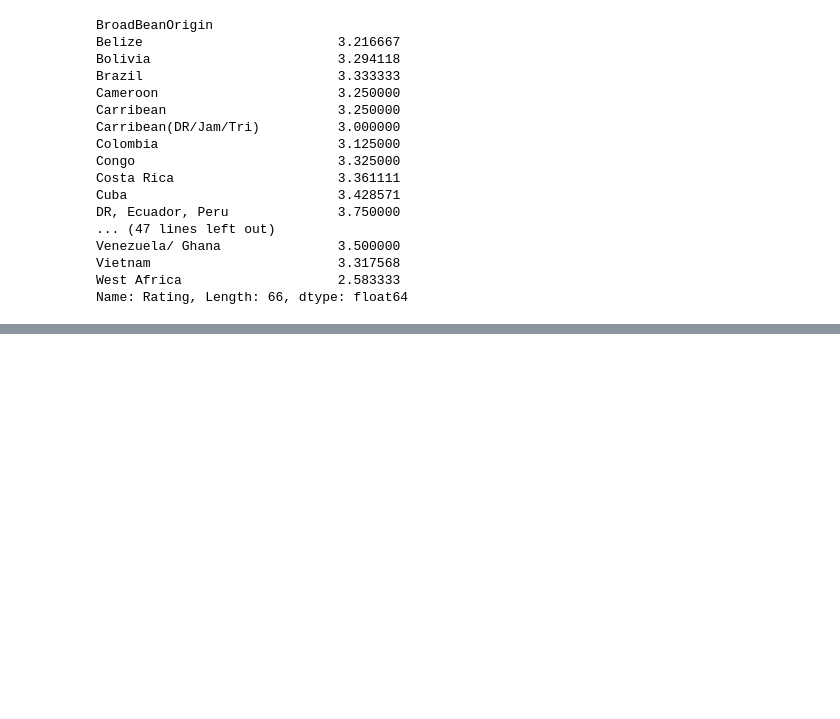
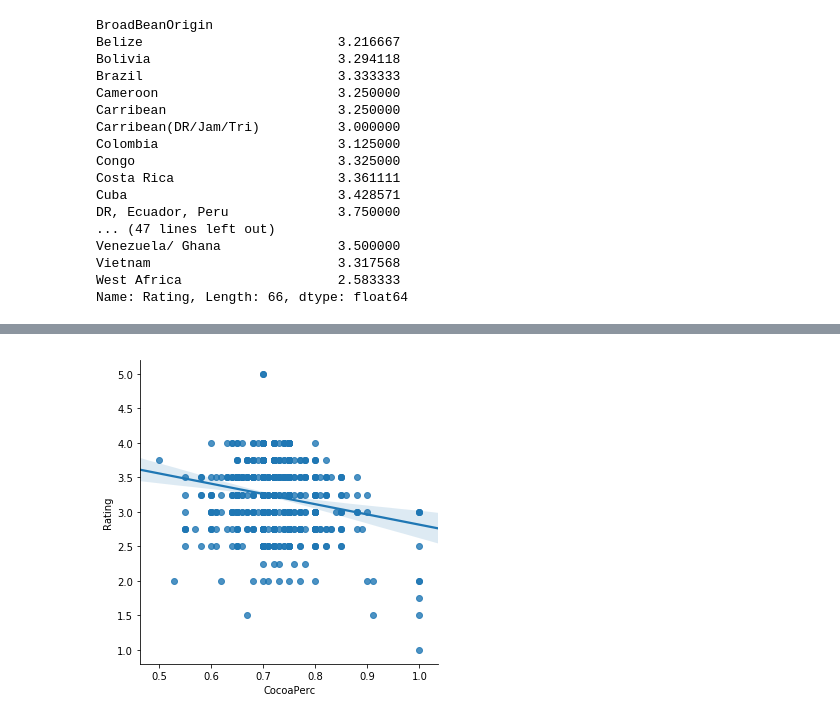
Before and after one commit to MissManaphy/HW3-Final-Project, a Jupyter notebook: FinalProjectCacao.ipynb, the cells around one changed output, grey strips where cells are left out. Saved outputs shown, nothing was run; the diff lists cells and outputs as text; code cells hidden in the pictures; blank space fills up the shorter version.

```diff
--- a/FinalProjectCacao.ipynb
+++ b/FinalProjectCacao.ipynb
@@ -192,0 +211,4 @@ with_both
+# %%
+fig = sns.lmplot(x= 'CocoaPerc', y = 'Rating', data = with_bt)
+# %% [output]
+[figure, added]
```
Also changed, not shown: parts of 9 cells of this notebook, 1 other file.
